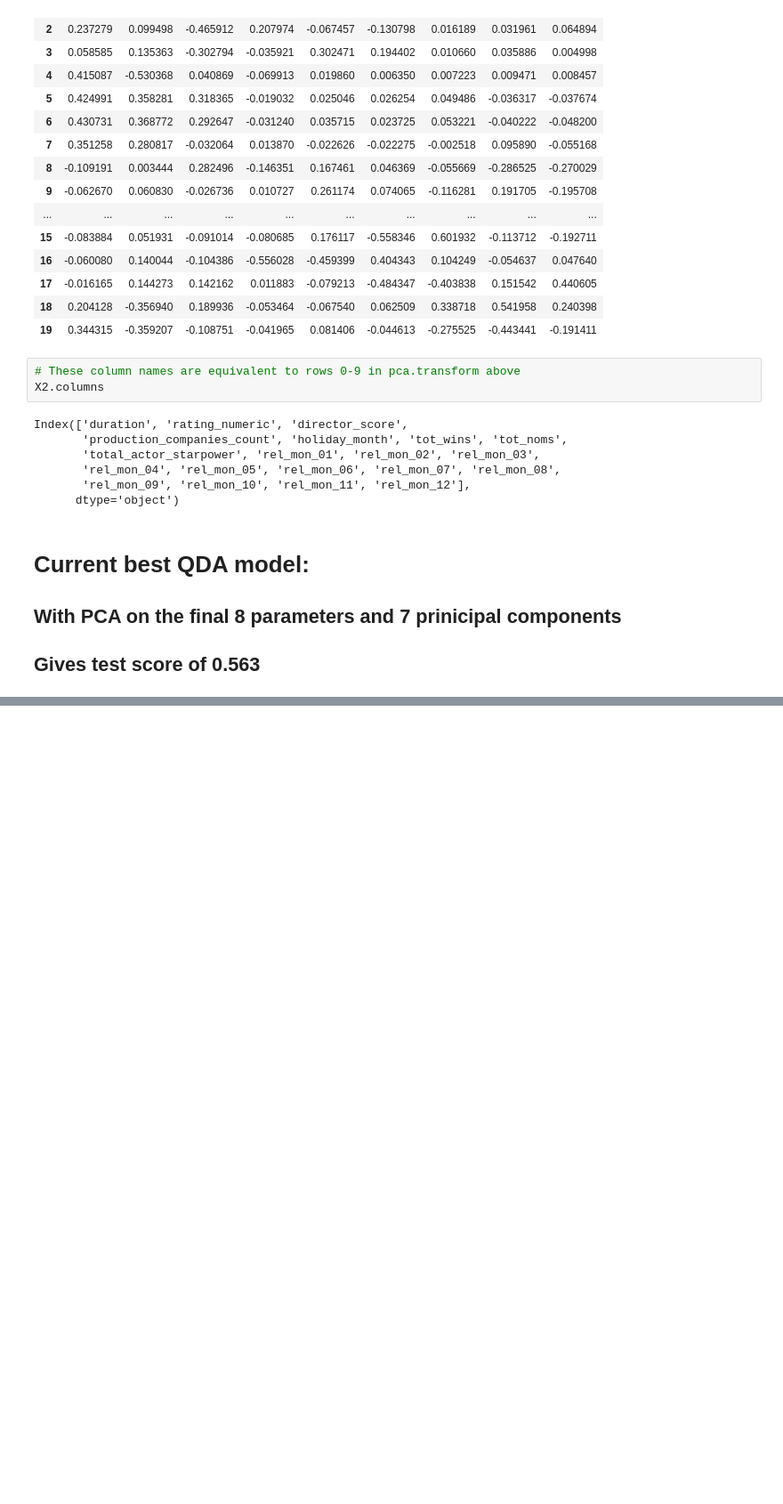
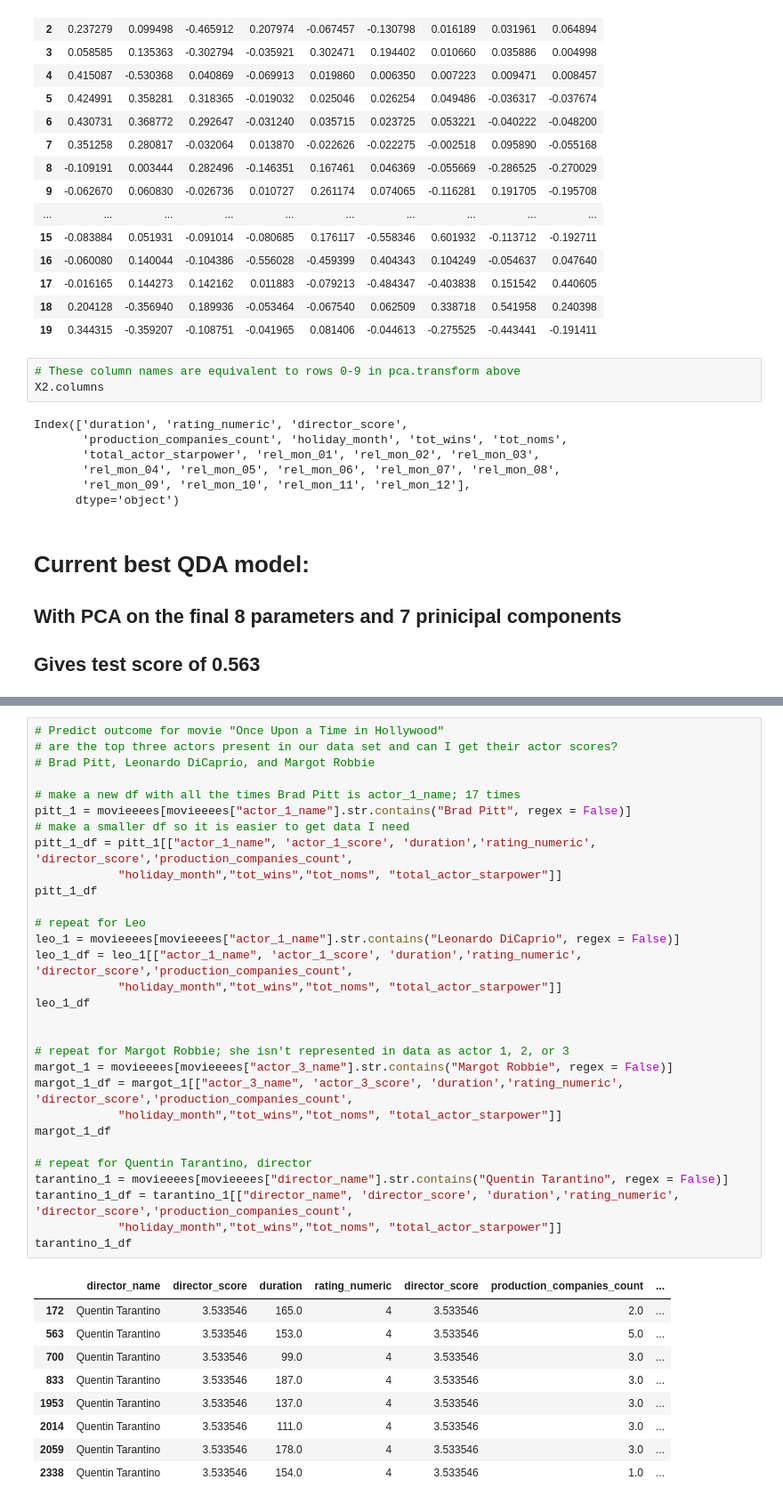
Before and after one commit to styrofomeBoots/project_3, a Jupyter notebook: Angie_PCA_QDA.ipynb, the cells around one changed output, grey strips where cells are left out. Shown at 89% size. Drawn from its saved outputs; the diff is of its cells as text; blank space fills up the shorter version.

Commit message:
testing model with future data

```diff
--- a/Angie_PCA_QDA.ipynb
+++ b/Angie_PCA_QDA.ipynb
@@ -638,0 +731,40 @@ Index(['duration', 'rating_numeric', 'director_score',
+# %%
+# Predict outcome for movie "Once Upon a Time in Hollywood"
+# are the top three actors present in our data set and can I get their actor scores?
+# Brad Pitt, Leonardo DiCaprio, and Margot Robbie
+
+# make a new df with all the times Brad Pitt is actor_1_name; 17 times
+pitt_1 = movieeees[movieeees["actor_1_name"].str.contains("Brad Pitt", regex = False)]
+# make a smaller df so it is easier to get data I need
+pitt_1_df = pitt_1[["actor_1_name", 'actor_1_score', 'duration','rating_numeric', 'director_score','production_companies_count',
+            "holiday_month","tot_wins","tot_noms", "total_actor_starpower"]]
+pitt_1_df
+
+# repeat for Leo
+leo_1 = movieeees[movieeees["actor_1_name"].str.contains("Leonardo DiCaprio", regex = False)]
+leo_1_df = leo_1[["actor_1_name", 'actor_1_score', 'duration','rating_numeric', 'director_score','production_companies_count',
+            "holiday_month","tot_wins","tot_noms", "total_actor_starpower"]]
+leo_1_df
+
+
+# repeat for Margot Robbie; she isn't represented in data as actor 1, 2, or 3
+margot_1 = movieeees[movieeees["actor_3_name"].str.contains("Margot Robbie", regex = False)]
+margot_1_df = margot_1[["actor_3_name", 'actor_3_score', 'duration','rating_numeric', 'director_score','production_companies_count',
+            "holiday_month","tot_wins","tot_noms", "total_actor_starpower"]]
+margot_1_df
+
+# repeat for Quentin Tarantino, director
+tarantino_1 = movieeees[movieeees["director_name"].str.contains("Quentin Tarantino", regex = False)]
+tarantino_1_df = tarantino_1[["director_name", 'director_score', 'duration','rating_numeric', 'director_score','production_companies_count',
+            "holiday_month","tot_wins","tot_noms", "total_actor_starpower"]]
+tarantino_1_df
+# %% [output]
+|  | director_name | director_score | duration | rating_numeric | director_score | production_companies_count | ... |
+| 172 | Quentin Tarantino | 3.533546 | 165.0 | 4 | 3.533546 | 2.0 | ... |
+| 563 | Quentin Tarantino | 3.533546 | 153.0 | 4 | 3.533546 | 5.0 | ... |
+| 700 | Quentin Tarantino | 3.533546 | 99.0 | 4 | 3.533546 | 3.0 | ... |
+| 833 | Quentin Tarantino | 3.533546 | 187.0 | 4 | 3.533546 | 3.0 | ... |
+| 1953 | Quentin Tarantino | 3.533546 | 137.0 | 4 | 3.533546 | 3.0 | ... |
+| 2014 | Quentin Tarantino | 3.533546 | 111.0 | 4 | 3.533546 | 3.0 | ... |
+| 2059 | Quentin Tarantino | 3.533546 | 178.0 | 4 | 3.533546 | 3.0 | ... |
+| 2338 | Quentin Tarantino | 3.533546 | 154.0 | 4 | 3.533546 | 1.0 | ... |
```
Also changed, not shown: parts of 16 cells of this notebook, 1 other file.
